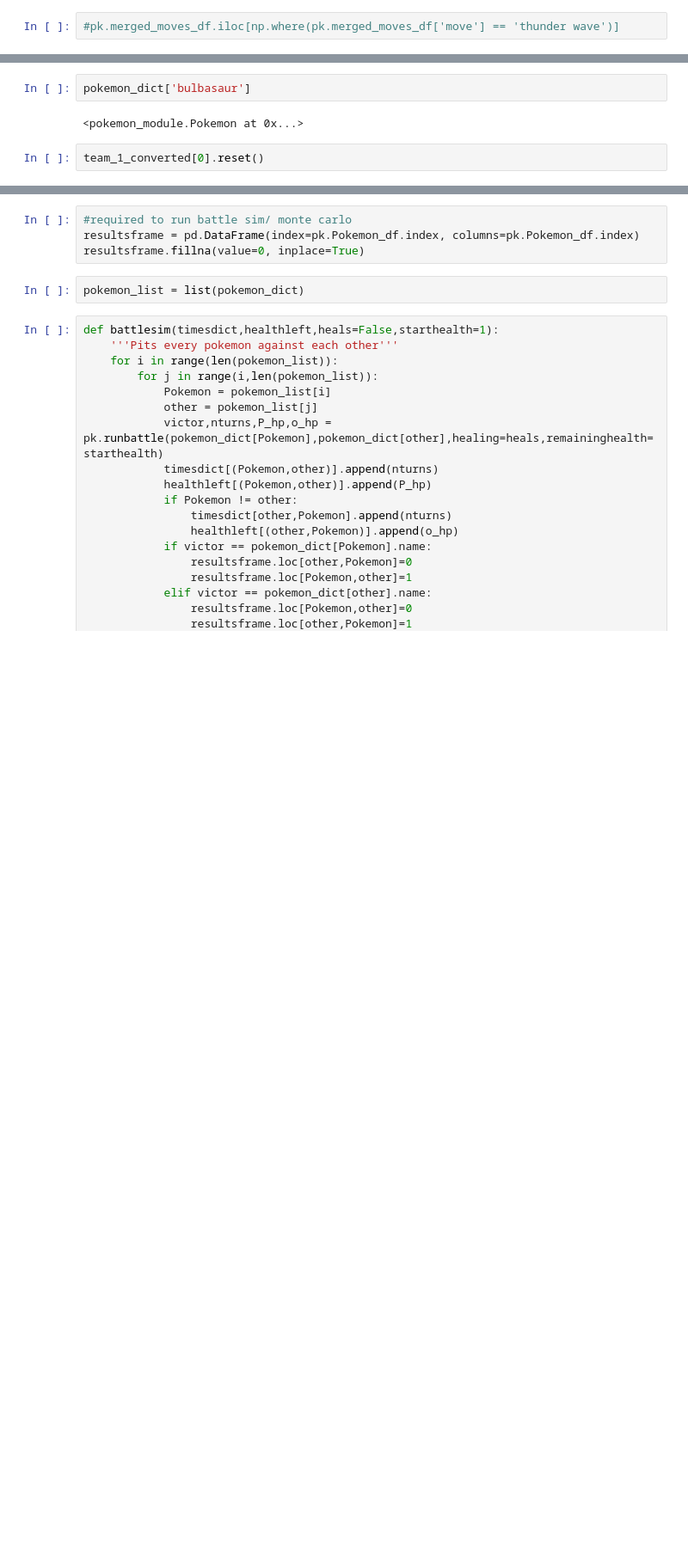
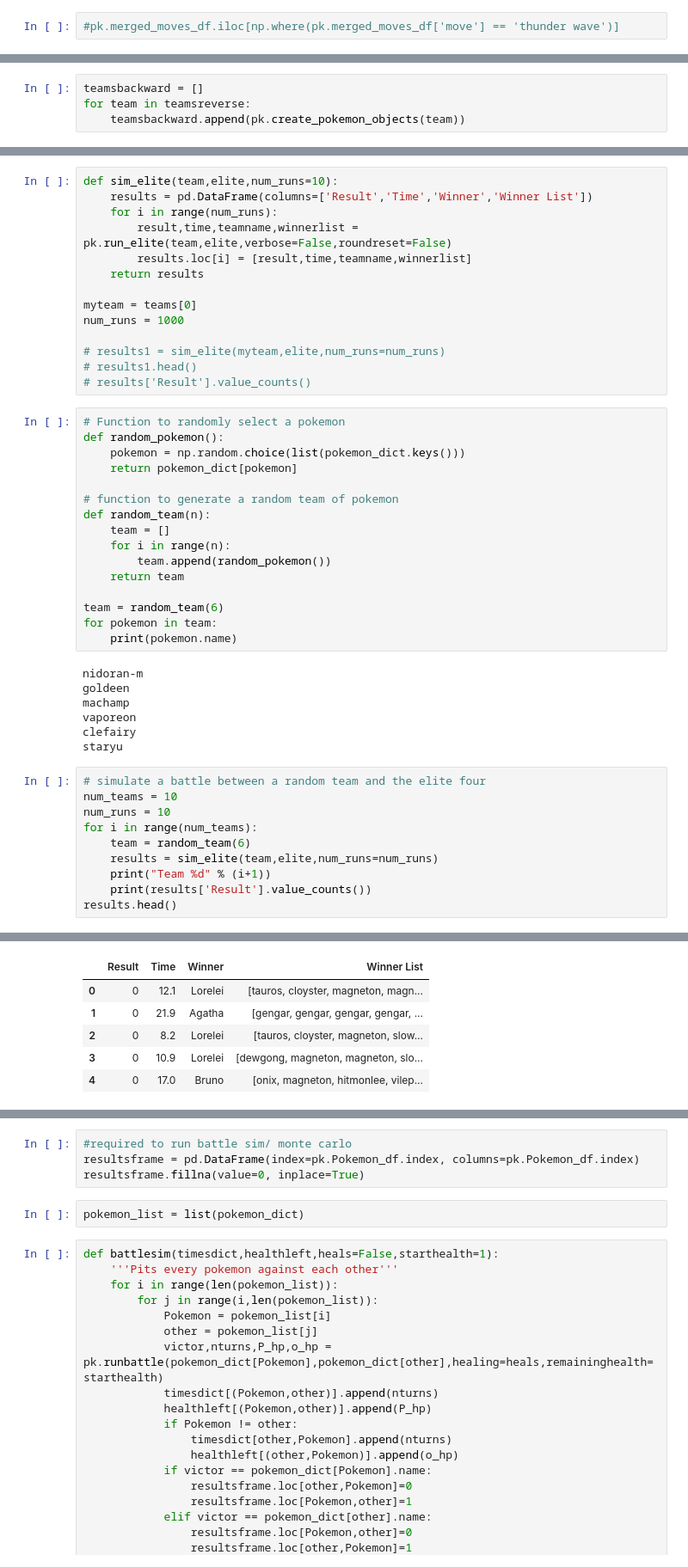
Before and after one commit to hayden-burger/Pokemon-2-Electric-Boogaloo, a Jupyter notebook: runpokemon.ipynb, the cells around one changed output, grey strips where cells are left out. Shown at 86% size. Saved outputs shown, nothing was run; the diff lists cells and outputs as text; blank space fills up the shorter version.

```diff
--- a/runpokemon.ipynb
+++ b/runpokemon.ipynb
@@ -185,2 +88,6 @@ def run_elite(our_team,verbose = False,roundreset = True):
+# %%
+teamsbackward = []
+for team in teamsreverse:
+    teamsbackward.append(pk.create_pokemon_objects(team))
 # %%
 team1 = ['bulbasaur','charmander','squirtle','pikachu','jigglypuff','meowth']
@@ -228,6 +118,48 @@ pikachu used swift!
-# %%
-pokemon_dict['bulbasaur']
-# %% [output]
-<pokemon_module.Pokemon at 0x...>
-# %%
-team_1_converted[0].reset()
+# %%
+def sim_elite(team,elite,num_runs=10):
+    results = pd.DataFrame(columns=['Result','Time','Winner','Winner List'])
+    for i in range(num_runs):
+        result,time,teamname,winnerlist = pk.run_elite(team,elite,verbose=False,roundreset=False)
+        results.loc[i] = [result,time,teamname,winnerlist]
+    return results
+
+myteam = teams[0]
+num_runs = 1000
+
+# results1 = sim_elite(myteam,elite,num_runs=num_runs)
+# results1.head()
+# results['Result'].value_counts()
+# %%
+# Function to randomly select a pokemon
+def random_pokemon():
+    pokemon = np.random.choice(list(pokemon_dict.keys()))
+    return pokemon_dict[pokemon]
+
+# function to generate a random team of pokemon
+def random_team(n):
+    team = []
+    for i in range(n):
+        team.append(random_pokemon())
+    return team
+
+team = random_team(6)
+for pokemon in team:
+    print(pokemon.name)
+# %% [output]
+nidoran-m
+goldeen
+machamp
+vaporeon
+clefairy
+staryu
+# %%
+# simulate a battle between a random team and the elite four
+num_teams = 10
+num_runs = 10
+for i in range(num_teams):
+    team = random_team(6)
+    results = sim_elite(team,elite,num_runs=num_runs)
+    print("Team %d" % (i+1))
+    print(results['Result'].value_counts())
+results.head()
+# %% [output]
@@ -233,0 +183,6 @@ team_1_converted[0].reset()
+|  | Result | Time | Winner | Winner List |
+| 0 | 0 | 12.1 | Lorelei | [tauros, cloyster, magneton, magn... |
+| 1 | 0 | 21.9 | Agatha | [gengar, gengar, gengar, gengar, ... |
+| 2 | 0 | 8.2 | Lorelei | [tauros, cloyster, magneton, slow... |
+| 3 | 0 | 10.9 | Lorelei | [dewgong, magneton, magneton, slo... |
+| 4 | 0 | 17.0 | Bruno | [onix, magneton, hitmonlee, vilep... |
```
Also changed, not shown: parts of 43 cells of this notebook, 8 other files.
